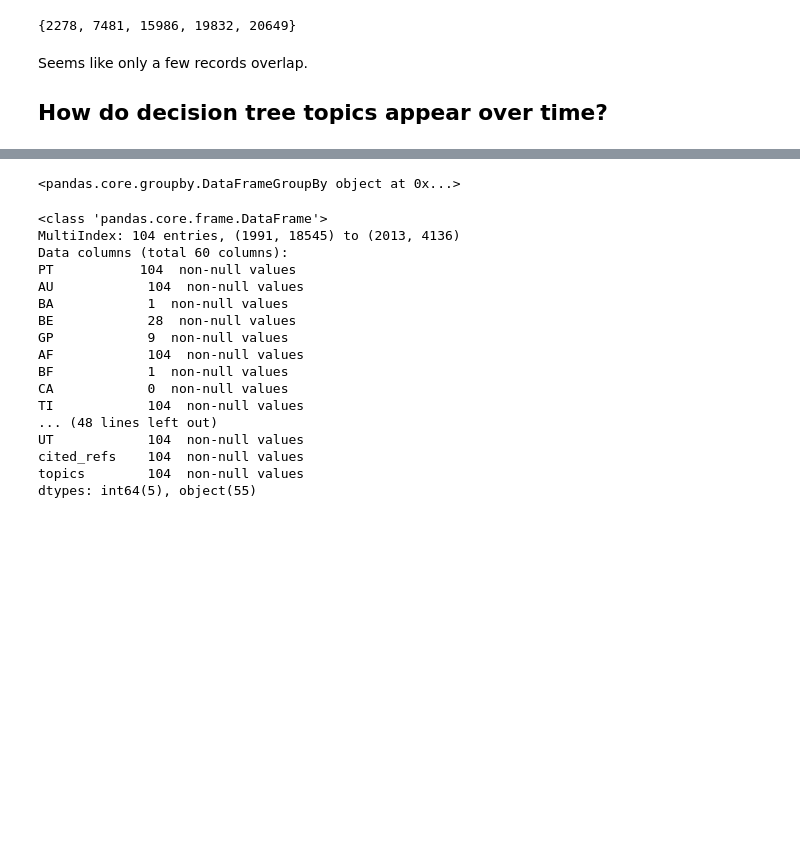
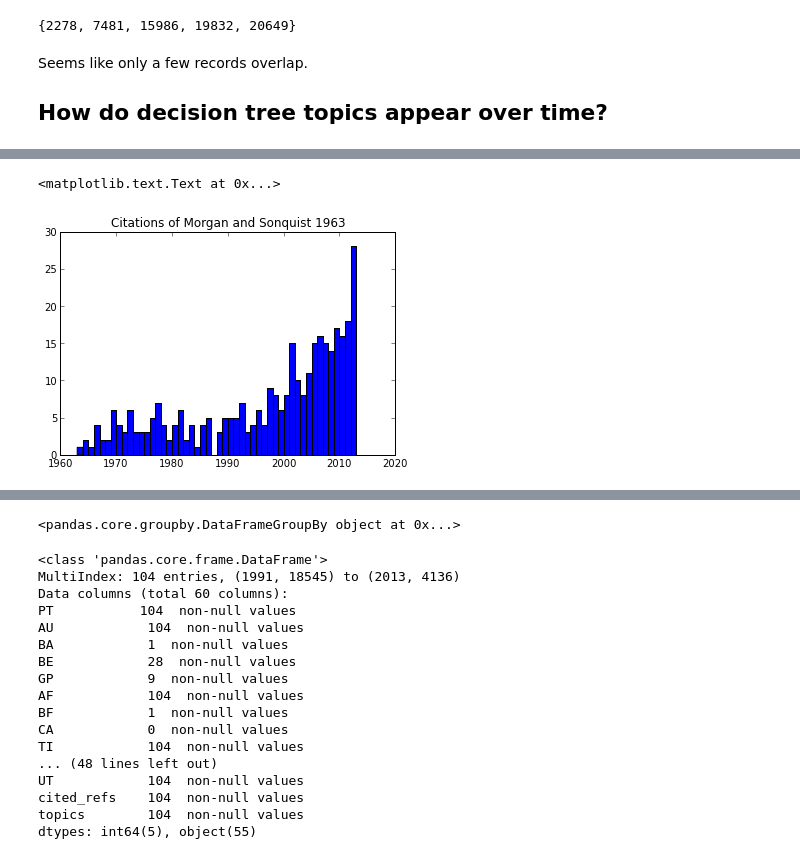
Before and after one commit to datapractice/machinelearners, a Jupyter notebook: ml_lit/svm_nn_dt_movement.ipynb, the cells around one changed output, grey strips where cells are left out. Cells and saved outputs as stored; diff of their text form; code cells hidden in the pictures; blank space fills up the shorter version.

```diff
--- a/ml_lit/svm_nn_dt_movement.ipynb
+++ b/ml_lit/svm_nn_dt_movement.ipynb
@@ -72,0 +113,7 @@ plt.show()
+# %%
+morgan_df = ml.load_records('data/morgan_sonquist_WOS/')
+plt.hist(morgan_df.PY, bins=morgan_df.PY.max()-morgan_df.PY.min())
+plt.title('Citations of Morgan and Sonquist 1963')
+# %% [output]
+<matplotlib.text.Text at 0x...>
+[figure, added]
```
Also changed, not shown: parts of 11 cells of this notebook, 11 other files.
